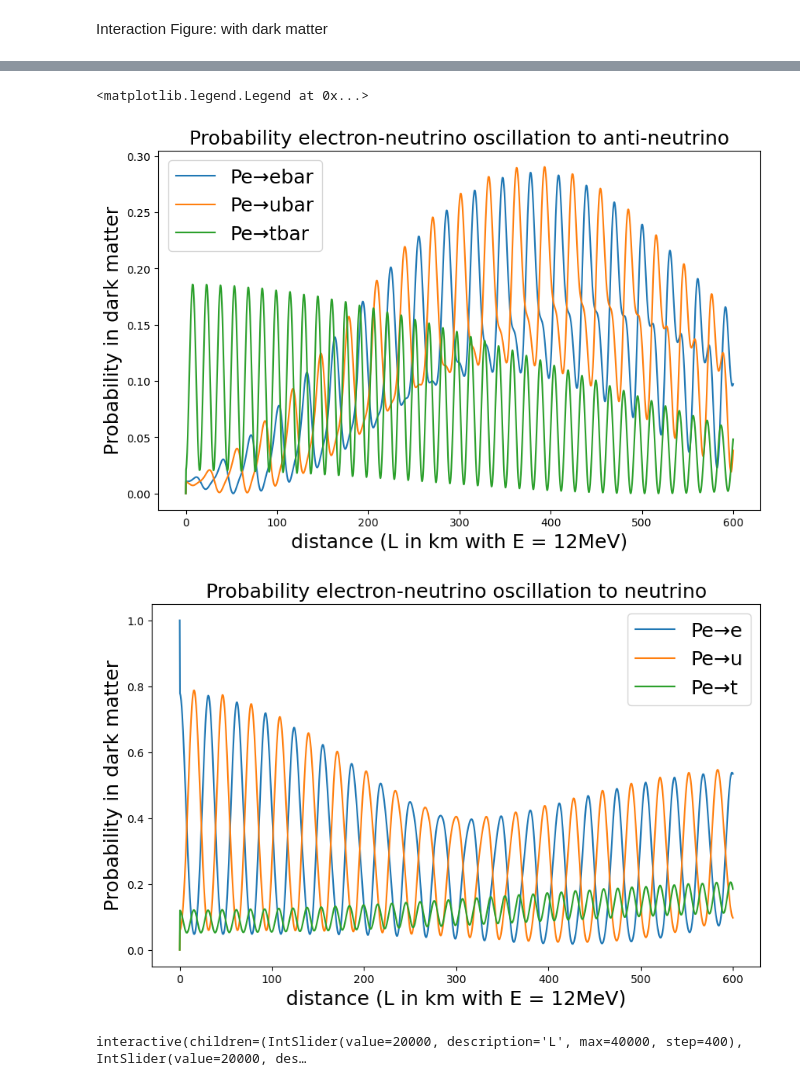
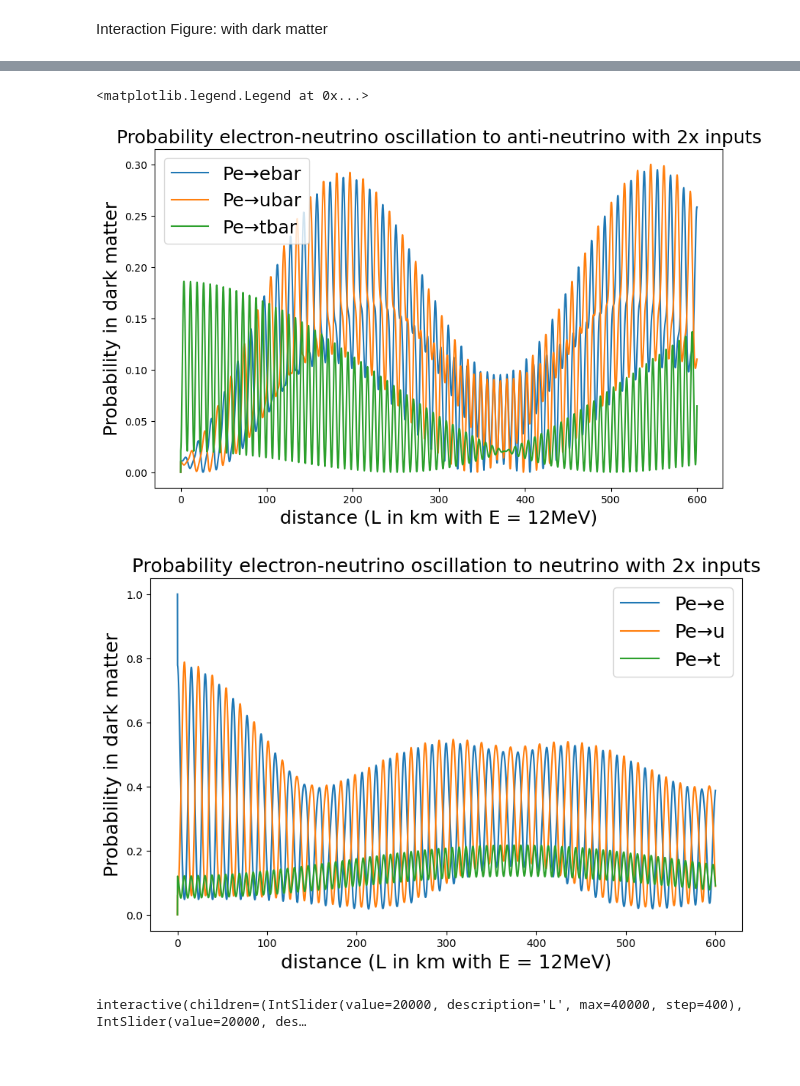
Before and after one commit to xiangjun-tan/NeutrinoOscillation, a Jupyter notebook: Neutrino Oscillation.ipynb, the cells around one changed output, grey strips where cells are left out. Saved outputs shown, nothing was run; the diff lists cells and outputs as text; code cells hidden in the pictures; blank space fills up the shorter version.

```diff
--- a/Neutrino Oscillation.ipynb
+++ b/Neutrino Oscillation.ipynb
@@ -181,8 +181,8 @@ Enter the max ratio of L/E: 40000
 interactive(children=(IntSlider(value=20000, description='ratio', max=40000, step=400), Output()), _dom_classe…
 # %%
 
-E=np.linspace(0.1,1,2000)
-L=np.linspace(0,4e4,2000)
+E=np.linspace(0.1,1,1000)
+L=np.linspace(0,4e4,1000)
 Psum=np.zeros([len(L),len(E)])
 for eidx in range(len(E)):
     for lidx in range(len(L)):
@@ -579,11 +582,11 @@ plt.plot(Lr/10,Peubar)
 # %%
-#plt.legend(['anti-electron neutrino'], fontsize=18)
+#with bugs!!!
 plt.plot(Lr/10,Pee)
 plt.plot(Lr/10,Peu)
 plt.plot(Lr/10,Pet)
 plt.legend(['Pe→e','Pe→u','Pe→t'], fontsize=18)
-E = np.linspace(5,15,300)
-L = np.linspace(0,6e3,300)
+E = np.linspace(5,15,1000)
+L = np.linspace(0,6e3,1000)
 Psum=np.zeros([len(L),len(E)])
 for eidx in range(len(E)):
     P1= P_dark(E[eidx],Lr,Ve,Ve,t12,t13,t23,dm21_s,dm31_s)
@@ -681,4 +680,10 @@ plt.plot(Lr,1-Peu)
 # %%
+Ve = np.array([1,0,0,0,0,0])
+Vu = np.array([0,1,0,0,0,0])
+Vt = np.array([0,0,1,0,0,0])
+Vebar = np.array([0,0,0,1,0,0])
+Vubar = np.array([0,0,0,0,1,0])
+Vtbar = np.array([0,0,0,0,0,1])
 def P_dark2(E,L,Init,End,theta12,theta13,theta23,mass_21,mass_31):
     #in natural unit
     Lr = L
@@ -691,6 +696,7 @@ def P_dark2(E,L,Init,End,theta12,theta13,theta23,mass_21,mass_31):
               [s(t12)*s(t23)-c(t12)*c(t23)*s(t13)*np.exp(1j*tcp),-c(t12)*s(t23)-s(t12)*c(t23)*s(t13)*np.exp(1j*tcp),c(t23)*c(t13)]])
     Bp = np.zeros([3,3])
     Ap = np.zeros([3,3])
+    zero = np.zeros([3,3])
     Bp = np.diag([0,dm21_s/2/E,dm31_s/2/E])
     Bp = np.diag([0,0,0])
     Bp[0,1],Bp[0,2]=dm21_s/2/E,dm31_s/2/E
@@ -701,11 +707,14 @@ def P_dark2(E,L,Init,End,theta12,theta13,theta23,mass_21,mass_31):
     Ap[1,0],Ap[1,2]=dm21_s/2/E,dm32_s/2/E
     Ap[2,0],Ap[2,1]=dm31_s/2/E,dm32_s/2/E
     Heff = np.zeros([6,6],dtype = np.complex128)
+    Ap,Bp=Ap*2,Bp*2
     A1 = U@(m@np.conjugate(m) / (2 * E))@hermi(U) + Ap
     A2 = np.conjugate(U)@(m@np.conjugate(m) / (2 * E))@hermi(U) - np.conjugate(Ap)
     P = np.zeros((len(Lr)))
-
+    #Ap = np.zeros([3,3])
     Heff=np.vstack((np.hstack((A1,Bp)),np.hstack((hermi(Bp),A2))))
+    #for bp=0
+    #Heff=np.vstack((np.hstack((A1,zero)),np.hstack((zero,A2))))
     c_t_1 = np.zeros((len(Lr)),dtype = np.complex128)
     c_t_2 = np.zeros((len(Lr)),dtype = np.complex128)
     c_t_3 = np.zeros((len(Lr)),dtype = np.complex128)
@@ -735,40 +744,40 @@ def P_dark2(E,L,Init,End,theta12,theta13,theta23,mass_21,mass_31):
         psi = c_t_1[L_idx] * v[:,0] + c_t_2[L_idx] * v[:,1] +c_t_3[L_idx] * v[:,2]+c_t_4[L_idx] * v[:,3] +c_t_5[L_idx] * v[:,4]+c_t_6[L_idx] * v[:,5]
         P[L_idx]= np.abs(End@psi.T)*np.abs(End@psi.T)
     return P
-Lr = np.linspace(0,6e-1,2000)
+Lr = np.linspace(0,6e-1,5000)
 E=12e-6
 P11= P_dark2(E,Lr,Ve,Ve,t12,t13,t23,dm21_s,dm31_s)
 P21= P_dark2(E,Lr,Ve,Vu,t12,t13,t23,dm21_s,dm31_s)
 P31= P_dark2(E,Lr,Ve,Vt,t12,t13,t23,dm21_s,dm31_s)
 P41= P_dark2(E,Lr,Ve,Vebar,t12,t13,t23,dm21_s,dm31_s)
 P51= P_dark2(E,Lr,Ve,Vubar,t12,t13,t23,dm21_s,dm31_s)
 P61= P_dark2(E,Lr,Ve,Vtbar,t12,t13,t23,dm21_s,dm31_s)
 Peebar1 = P41/(P11+P21+P31+P41+P51+P61)
 Pee1 = P11/(P11+P21+P31+P41+P51+P61)
 Peu1 = P21/(P11+P21+P31+P41+P51+P61)
 Pet1 = P31/(P11+P21+P31+P41+P51+P61)
 Peubar1 = P51/(P11+P21+P31+P41+P51+P61)
 Petbar1 = P61/(P11+P21+P31+P41+P51+P61)
 plt.figure(figsize=(10,6))
 plt.ylabel('Probability in dark matter', fontsize=18)
 plt.xlabel('distance (L in km with E = 12MeV)', fontsize=18)
-plt.title(f'Probability electron-neutrino oscillation to anti-neutrino', fontsize=18)
+plt.title(f'Probability electron-neutrino oscillation to anti-neutrino with 2x inputs', fontsize=18)
 #plt.legend(['anti-electron neutrino'], fontsize=18)
 plt.plot(Lr*1e3,Peebar1)
 plt.plot(Lr*1e3,Peubar1)
 plt.plot(Lr*1e3,Petbar1)
 plt.legend(['Pe→ebar','Pe→ubar','Pe→tbar'], fontsize=18)
 plt.figure(figsize=(10,6))
 plt.ylabel('Probability in dark matter', fontsize=18)
 plt.xlabel('distance (L in km with E = 12MeV)', fontsize=18)
-plt.title(f'Probability electron-neutrino oscillation to neutrino', fontsize=18)
+plt.title(f'Probability electron-neutrino oscillation to neutrino with 2x inputs', fontsize=18)
 #plt.legend(['anti-electron neutrino'], fontsize=18)
 plt.plot(Lr*1e3,Pee1)
 plt.plot(Lr*1e3,Peu1)
 plt.plot(Lr*1e3,Pet1)
 plt.legend(['Pe→e','Pe→u','Pe→t'], fontsize=18)
 # %% [output]
 <matplotlib.legend.Legend at 0x...>
-[figure, old version]
+[figure, new version]
-[figure, old version]
+[figure, new version]
 # %%
```
Also changed, not shown: parts of 10 cells of this notebook.
